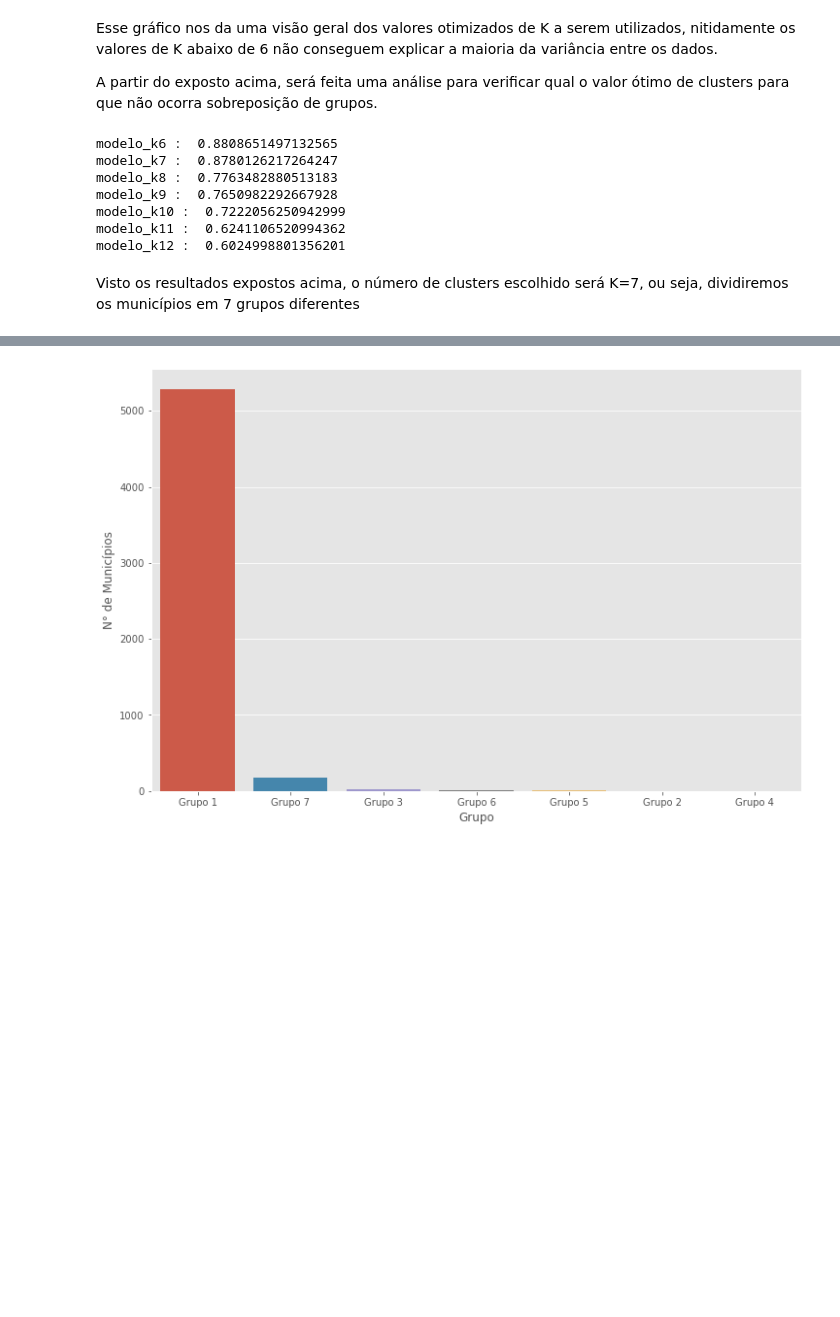
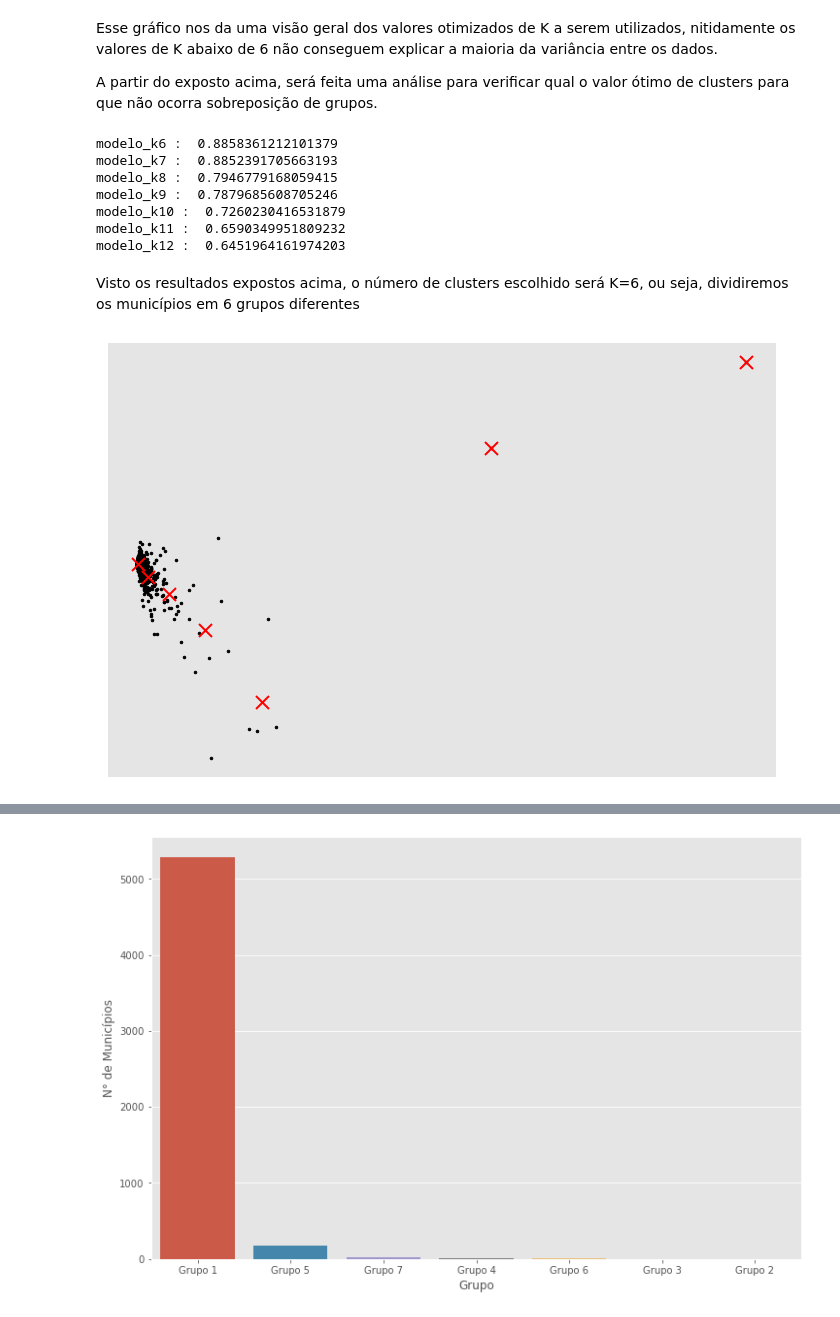
Before and after one commit to mhnasser/selecao_municipal, a Jupyter notebook: notebooks/02_modelagem.ipynb, the cells around one changed output, grey strips where cells are left out. Drawn from its saved outputs; the diff is of its cells as text; code cells hidden in the pictures; blank space fills up the shorter version.

```diff
--- a/notebooks/02_modelagem.ipynb
+++ b/notebooks/02_modelagem.ipynb
@@ -53,7 +53,7 @@ dados['Estado'] = dados['Estado'].apply(lambda x: uf_dict[x])
 # %%
 # Modelagem
 dados = dados.values
-pca = PCA(n_components=2).fit_transform(dados)
+dados = PCA(n_components=2).fit_transform(dados)
 # %%
 # Definindo o tamanho dos gráficos
 fig = plt.figure()
@@ -113,17 +113,33 @@ for key in modelos.keys():
     labels = modelos[key].labels_
     print(key,": ",silhouette_score(dados, labels, metric = 'euclidean'))
 # %% [output]
-modelo_k6 :  0.8808651497132565
-modelo_k7 :  0.8780126217264247
-modelo_k8 :  0.7763482880513183
-modelo_k9 :  0.7650982292667928
-modelo_k10 :  0.7222056250942999
-modelo_k11 :  0.6241106520994362
-modelo_k12 :  0.6024998801356201
+modelo_k6 :  0.8858361212101379
+modelo_k7 :  0.8852391705663193
+modelo_k8 :  0.7946779168059415
+modelo_k9 :  0.7879685608705246
+modelo_k10 :  0.7260230416531879
+modelo_k11 :  0.6590349951809232
+modelo_k12 :  0.6451964161974203
 # %% [markdown]
-Visto os resultados expostos acima, o número de clusters escolhido será K=7, ou seja, dividiremos os municípios em 7 grupos diferentes
+Visto os resultados expostos acima, o número de clusters escolhido será K=6, ou seja, dividiremos os municípios em 6 grupos diferentes
 # %%
 model = modelos['modelo_k7']
+# %%
+# Definindo o tamanho dos gráficos
+fig = plt.figure()
+fig.set_figheight(8)
+fig.set_figwidth(12)
+
+# Plot dos centróides
+plt.plot(dados[:, 0], dados[:, 1], 'k.', markersize = 5)
+centroids = model.cluster_centers_
+inert = model.inertia_
+plt.scatter(centroids[:, 0], centroids[:, 1], marker = 'x', s = 169, linewidths = 2, color = 'r', zorder = 8)
+plt.xticks(())
+plt.yticks(())
+plt.show()
+# %% [output]
+[figure, added]
 # %%
 df['Grupo'] = model.labels_
 df['Grupo'] = df['Grupo'].apply(lambda x: 'Grupo '+str(x+1))
```
Also changed, not shown: parts of 3 cells of this notebook, 4 other files.
